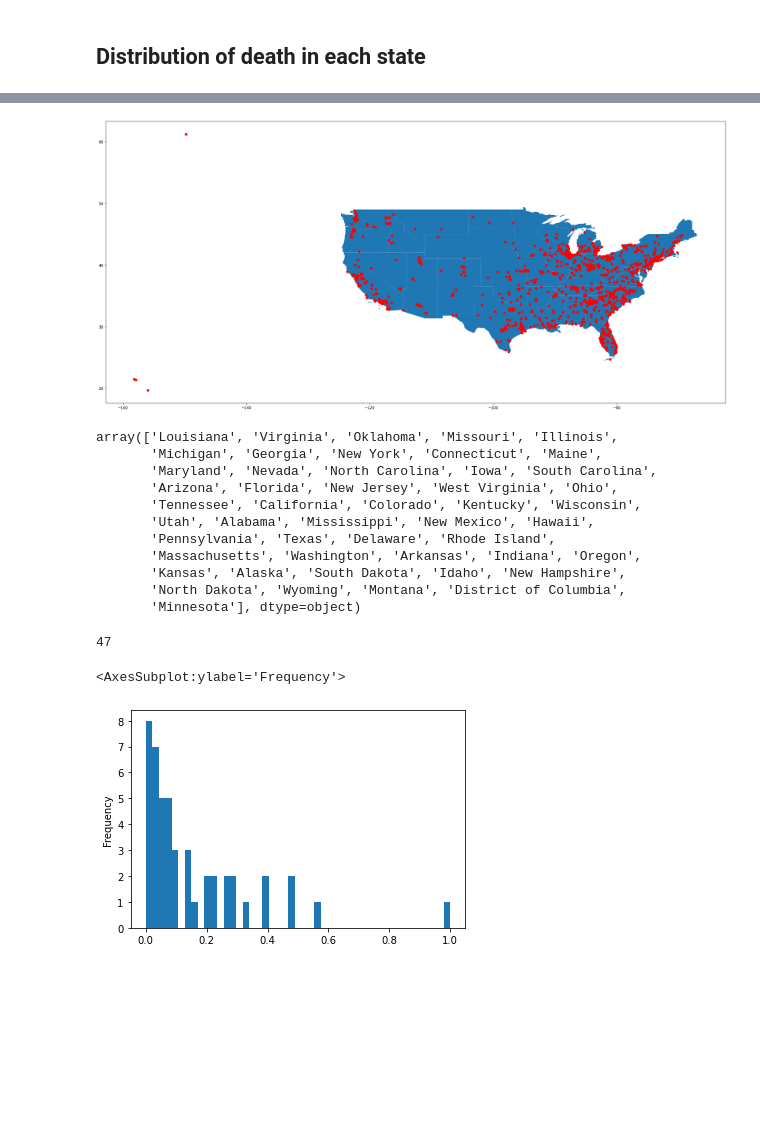
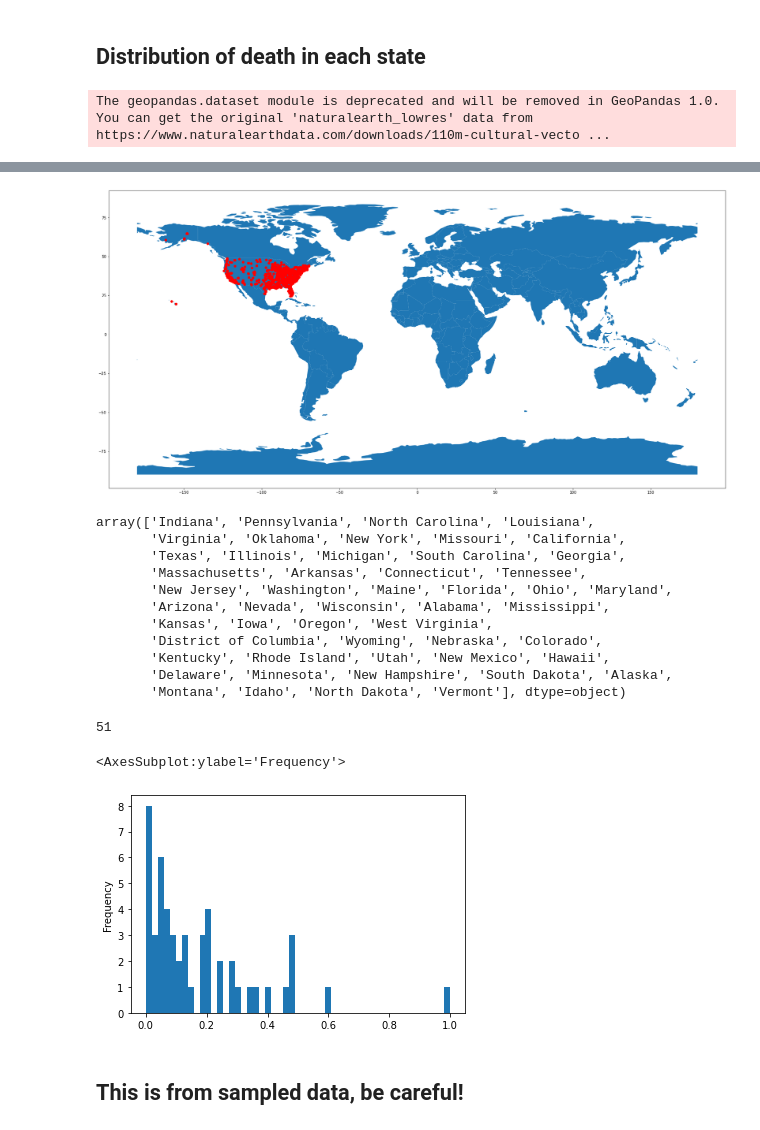
Before and after one commit to TheDarkPyotr/DataMining2023, a Jupyter notebook: source/Task1.ipynb, the cells around one changed output, grey strips where cells are left out. Drawn from its saved outputs; the diff is of its cells as text; code cells hidden in the pictures; blank space fills up the shorter version.

Commit message:
Some more data understanding and cleaning, plus upgraded correlation analysis

```diff
--- a/source/Task1.ipynb
+++ b/source/Task1.ipynb
@@ -113,0 +117,18 @@ memory usage: 51.2+ MB
+# %%
+# - avg_age_participants, min_age_participants, max_age_participants, n_participant_child, n_participant_teen, n_participant_adult: are all object time, convert them to int
+columns_to_convert = [
+    'min_age_participants',
+    'avg_age_participants',
+    'max_age_participants',
+    'n_participants_child',
+    'n_participants_teen',
+    'n_participants_adult'
+]
+# Convert non-numeric values to NaN
+df_incidents[columns_to_convert] = df_incidents[columns_to_convert].apply(pd.to_numeric, errors='coerce')
+
+# Fill NaN values with 0
+df_incidents[columns_to_convert] = df_incidents[columns_to_convert].fillna(0).astype(int)
+
+
+df_incidents.dtypes
@@ -138,3 +164,24 @@ Name: incident_characteristics1, dtype: object
+# %%
+
+# Example of unusable data
+
+df_incidents['notes'].sample(10)
+df_incidents['incident_characteristics1'].sample(10)
+df_incidents['incident_characteristics2'].sample(10)
+
+# Drop
+df_incidents.drop(['incident_characteristics1', 'incident_characteristics2', 'notes'], axis=1, inplace=True)
+
+df_incidents.head()
+
+# drop state_house_district, state_senate_district, congressional_district
+df_incidents_no_district = df_incidents
+
+df_incidents_no_district.drop(['state_house_district', 'state_senate_district', 'congressional_district'], axis=1, inplace=True)
+
+df_incidents_no_district.head()
+
+df_incidents = df_incidents_no_district
 # %% [markdown]
 # Data Cleaning
 
@@ -356,8 +556,12 @@ plt.show()
 import geopandas as gpd
 import matplotlib.pyplot as plt
 
-usa_map = gpd.read_file('../map_data/usa-states-census-2014.shp')
+#usa_map = gpd.read_file('../map_data/usa-states-census-2014.shp')
+
+# use entire world map
+usa_map = gpd.read_file(gpd.datasets.get_path('naturalearth_lowres'))
 # show map
+
 
 
 usa_map.plot(figsize=(30,40))
@@ -372,3 +576,4 @@ for index, row in sample_incidents.iterrows():
 
 usa_map.head()
 # %% [output]
+The geopandas.dataset module is deprecated and will be removed in GeoPandas 1.0. You can get the original 'naturalearth_lowres' data from https://www.naturalearthdata.com/downloads/110m-cultural-vecto ...
@@ -381,4 +586,4 @@ usa_map.head()
-[figure, old version]
+[figure, new version]
 # %%
 
 len(df_incidents_nodup['state'].unique())
@@ -386,17 +591,17 @@ len(df_incidents_nodup['state'].unique())
 
 df_incidents_nodup['state'].unique()
 # %% [output]
-array(['Louisiana', 'Virginia', 'Oklahoma', 'Missouri', 'Illinois',
-       'Michigan', 'Georgia', 'New York', 'Connecticut', 'Maine',
-       'Maryland', 'Nevada', 'North Carolina', 'Iowa', 'South Carolina',
-       'Arizona', 'Florida', 'New Jersey', 'West Virginia', 'Ohio',
-       'Tennessee', 'California', 'Colorado', 'Kentucky', 'Wisconsin',
-       'Utah', 'Alabama', 'Mississippi', 'New Mexico', 'Hawaii',
-       'Pennsylvania', 'Texas', 'Delaware', 'Rhode Island',
-       'Massachusetts', 'Washington', 'Arkansas', 'Indiana', 'Oregon',
-       'Kansas', 'Alaska', 'South Dakota', 'Idaho', 'New Hampshire',
-       'North Dakota', 'Wyoming', 'Montana', 'District of Columbia',
-       'Minnesota'], dtype=object)
+array(['Indiana', 'Pennsylvania', 'North Carolina', 'Louisiana',
+       'Virginia', 'Oklahoma', 'New York', 'Missouri', 'California',
+       'Texas', 'Illinois', 'Michigan', 'South Carolina', 'Georgia',
+       'Massachusetts', 'Arkansas', 'Connecticut', 'Tennessee',
+       'New Jersey', 'Washington', 'Maine', 'Florida', 'Ohio', 'Maryland',
+       'Arizona', 'Nevada', 'Wisconsin', 'Alabama', 'Mississippi',
+       'Kansas', 'Iowa', 'Oregon', 'West Virginia',
+       'District of Columbia', 'Wyoming', 'Nebraska', 'Colorado',
+       'Kentucky', 'Rhode Island', 'Utah', 'New Mexico', 'Hawaii',
+       'Delaware', 'Minnesota', 'New Hampshire', 'South Dakota', 'Alaska',
+       'Montana', 'Idaho', 'North Dakota', 'Vermont'], dtype=object)
 # %%
 # Trying to plot a colormap or heatmap
 
@@ -429,9 +634,11 @@ state_incidents_df['score'].plot(kind='hist', bins=len(state_incidents_df['state
 
 # To get a color map we need to merge the map geometric data dataframe with state column (need to find or build it) with our dataset
 # %% [output]
-47
+51
 <AxesSubplot:ylabel='Frequency'>
-[figure, old version]
+[figure, new version]
+# %% [markdown]
+## This is from sampled data, be careful!
 # %%
 sample_incidents['city_or_county'].groupby(sample_incidents['state']).value_counts().plot(kind='bar')
 # omit x axis name
```
Also changed, not shown: parts of 35 cells of this notebook.
